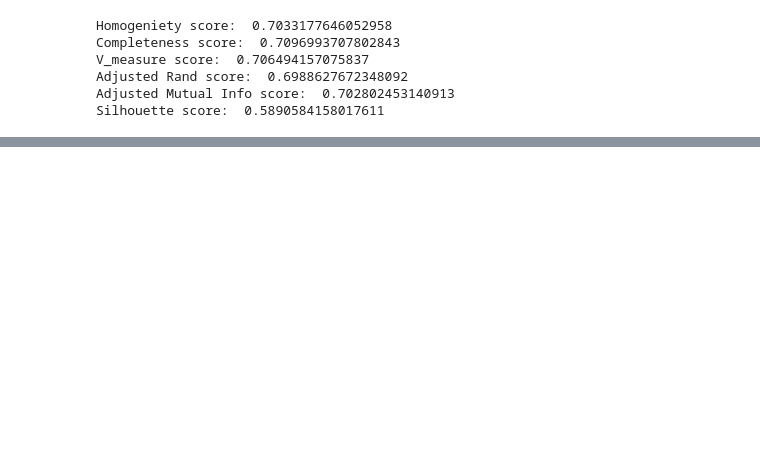
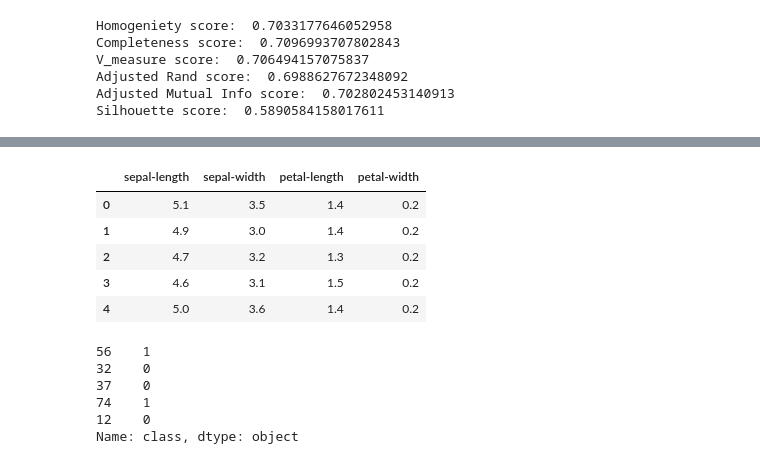
Before and after one commit to heebyyy/Clustering_Model_With_Scikitlearn, a Jupyter notebook: SimpleKMeans_Iris.ipynb, the cells around one changed output, grey strips where cells are left out. Saved outputs shown, nothing was run; the diff lists cells and outputs as text; code cells hidden in the pictures; blank space fills up the shorter version.

```diff
--- a/SimpleKMeans_Iris.ipynb
+++ b/SimpleKMeans_Iris.ipynb
@@ -171,0 +166,22 @@ ValueError: 'c' argument must be a color, a sequence of colors, or a sequence of
+# %%
+iris_features = iris_df.drop('class',axis =1)
+
+iris_features.head()
+# %% [output]
+|  | sepal-length | sepal-width | petal-length | petal-width |
+| 0 | 5.1 | 3.5 | 1.4 | 0.2 |
+| 1 | 4.9 | 3.0 | 1.4 | 0.2 |
+| 2 | 4.7 | 3.2 | 1.3 | 0.2 |
+| 3 | 4.6 | 3.1 | 1.5 | 0.2 |
+| 4 | 5.0 | 3.6 | 1.4 | 0.2 |
+# %%
+iris_labels = iris_df['class']
+
+iris_labels.sample(5)
+# %% [output]
+56    1
+32    0
+37    0
+74    1
+12    0
+Name: class, dtype: object
```
Also changed, not shown: parts of 9 cells of this notebook.
